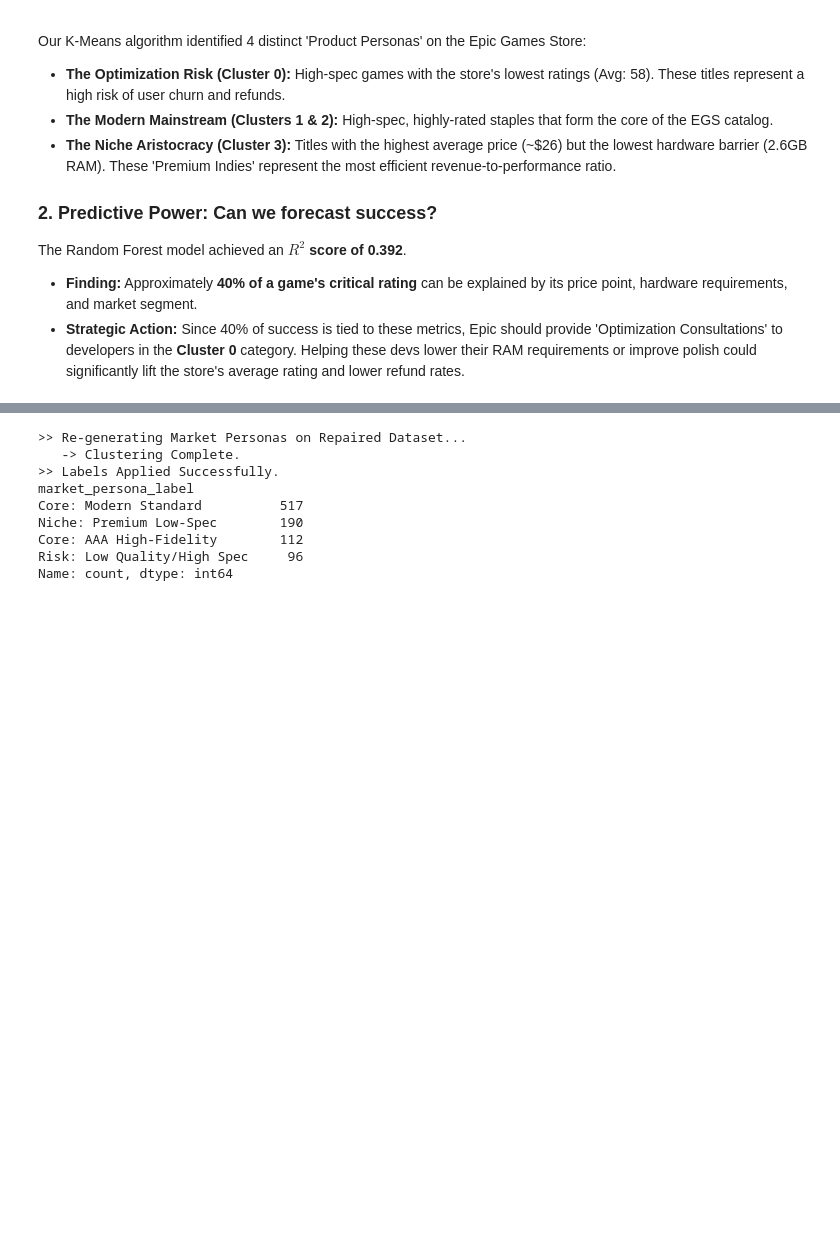
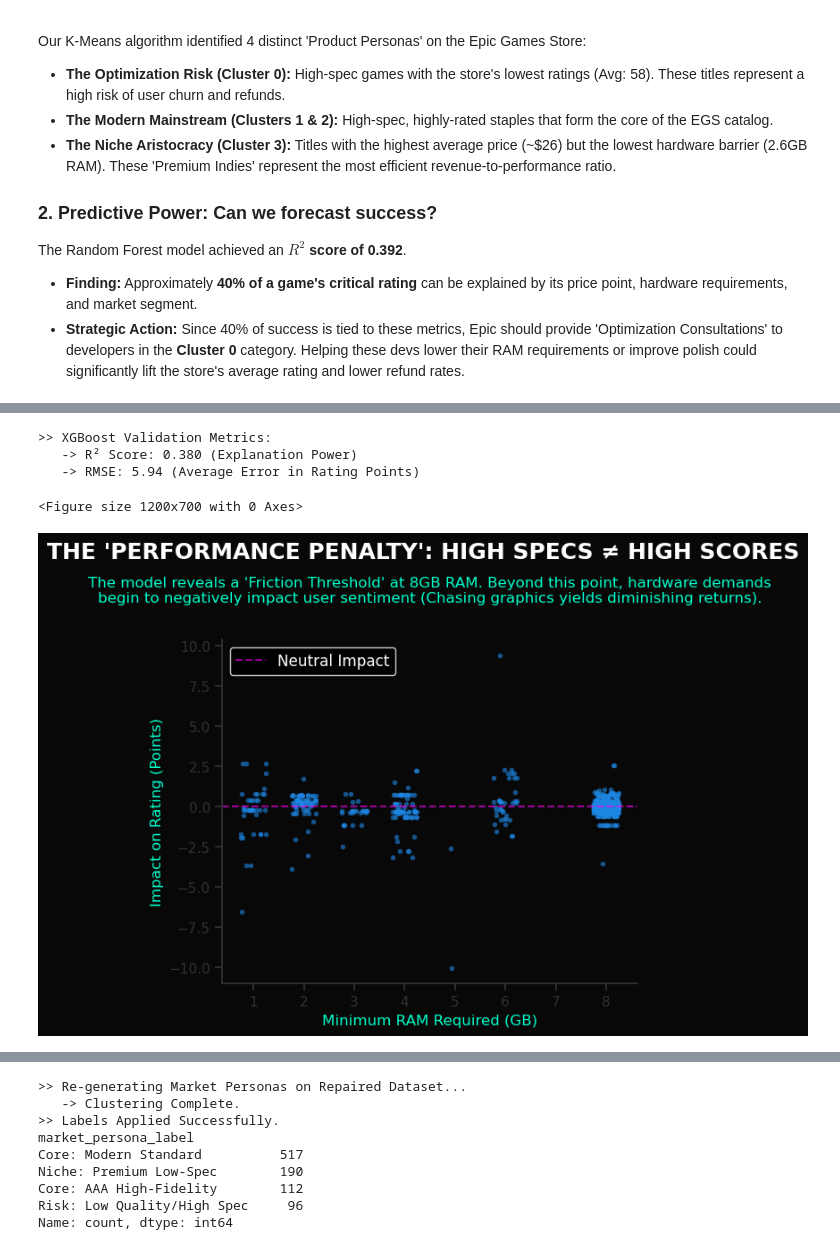
Before and after one commit to eduardocornelsen/epic-store-analysis, a Jupyter notebook: notebooks/epic_notebook.ipynb, the cells around one changed output, grey strips where cells are left out. Cells and saved outputs as stored; diff of their text form; code cells hidden in the pictures; blank space fills up the shorter version.

```diff
--- a/notebooks/epic_notebook.ipynb
+++ b/notebooks/epic_notebook.ipynb
@@ -551,0 +892,48 @@ The Random Forest model achieved an **$R^2$ score of 0.392**.
+# %%
+# ==============================================================================
+# BLOCK 5.6.1: MODEL VALIDATION & DEEP DIVE (RAM ANALYSIS)
+# ==============================================================================
+
+# 1. PRINT MODEL PERFORMANCE METRICS
+y_pred_xgb = model_xgb.predict(X_test)
+mse = mean_squared_error(y_test, y_pred_xgb)
+rmse = np.sqrt(mse)
+r2 = r2_score(y_test, y_pred_xgb)
+
+print(f"\n>> XGBoost Validation Metrics:")
+print(f"   -> R² Score: {r2:.3f} (Explanation Power)")
+print(f"   -> RMSE: {rmse:.2f} (Average Error in Rating Points)")
+
+# 2. SHAP DEPENDENCE PLOT WITH STORYTELLING
+plt.figure(figsize=(12, 7))
+
+shap.dependence_plot(
+    "min_ram_gb",
+    shap_values.values,
+    X,
+    interaction_index=None,
+    alpha=0.6,
+    show=False,
+    x_jitter=0.5 # Adds a little jitter to see the density better
+)
+
+# Storytelling Titles
+plt.suptitle("THE 'PERFORMANCE PENALTY': HIGH SPECS ≠ HIGH SCORES",
+             fontsize=18, fontweight='bold', color='white', y=1.1)
+
+plt.title("The model reveals a 'Friction Threshold' at 8GB RAM. Beyond this point, hardware demands\nbegin to negatively impact user sentiment (Chasing graphics yields diminishing returns).",
+          fontsize=12, color='#00ffcc', pad=30)
+
+# Formatting
+plt.ylabel("Impact on Rating (Points)", color='#00ffcc', fontsize=12)
+plt.xlabel("Minimum RAM Required (GB)", color='#00ffcc', fontsize=12)
+plt.axhline(0, color='#ff00ff', linestyle='--', alpha=0.6, label="Neutral Impact")
+plt.legend(facecolor='black', edgecolor='white', labelcolor='white')
+plt.grid(True, alpha=0.1)
+plt.show()
+# %% [output]
+>> XGBoost Validation Metrics:
+   -> R² Score: 0.380 (Explanation Power)
+   -> RMSE: 5.94 (Average Error in Rating Points)
+<Figure size 1200x700 with 0 Axes>
+[figure, added]
```
Also changed, not shown: parts of 21 cells of this notebook, 23 other files.
